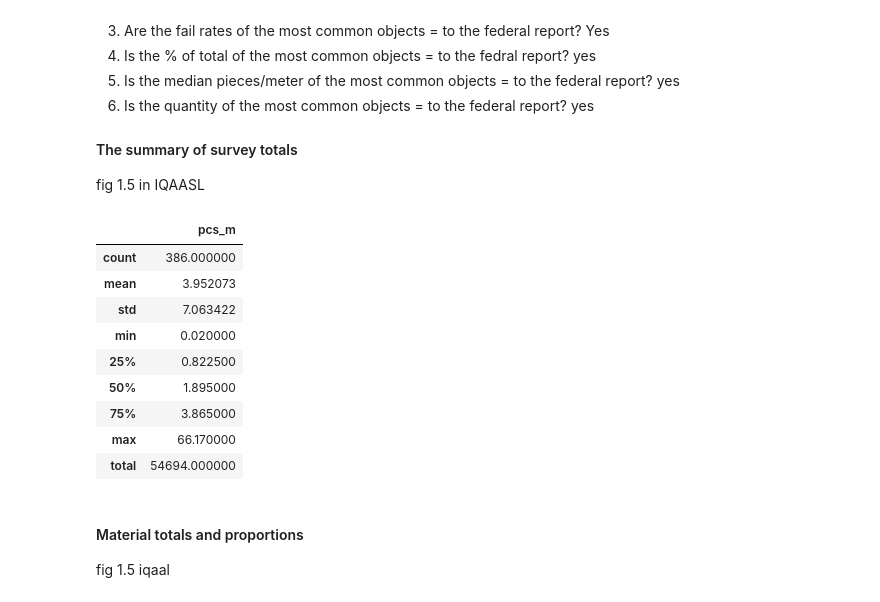
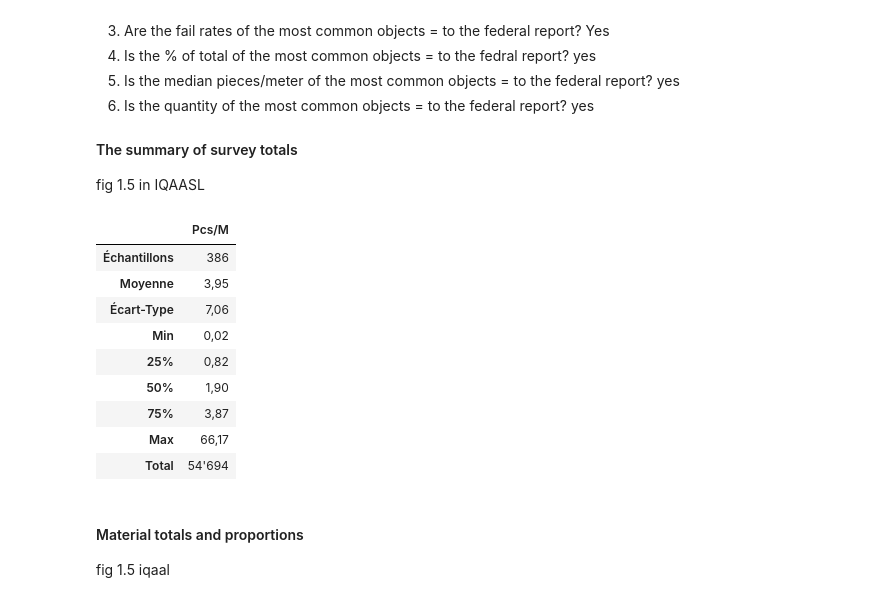
Before and after one commit to hammerdirt-analyst/feb_2024, a Jupyter notebook: testing_data_models.ipynb, the cells around one changed output. Saved outputs shown, nothing was run; the diff lists cells and outputs as text; code cells hidden in the pictures.

```diff
--- a/testing_data_models.ipynb
+++ b/testing_data_models.ipynb
@@ -290,7 +677,7 @@ The feature type is a label that applies to general conditions of use for the lo
 
 Designates the larger geographic region of the survey location. For lakes and rivers it is the name of the catchment area or river basin. For parcs it is the the type of park ie.. les Alpes. Recall that each feature has a name, for example Alpes Lépontines is the the name of a feature in the geographic region of _Les Alpes_.
 # %%
-surveys = combine_survey_files(survey_data)
+surveys = combine_survey_files(survey_files)
 codes = pd.read_csv(code_data).set_index("code")
 beaches = pd.read_csv(beach_data).set_index("slug")
 land_cover = pd.read_csv(land_cover_data)
@@ -318,12 +705,11 @@ From https://hammerdirt-analyst.github.io/IQAASL-End-0f-Sampling-2021/lakes_rive
 period = "iqaasl"
 survey_areas = ["rhone", "ticino", "linth", "aare"]
 start, end = [*period_dates[period]]
-
 # the surveys from the survey areas of intersest
-survey_data = surveys[surveys.parent_boundary.isin(survey_areas)].copy()
+survey_data = slice_data_by_date(surveys.copy(), start, end)
 
 # the survey data sliced by the start and end data
-feature_d= slice_data_by_date(survey_data.copy(), start, end)
+feature_d= survey_data[survey_data.parent_boundary.isin(survey_areas)].copy()
 
 # convert codes to gfrags, gcaps and gfoams
 feature_data = use_gfrags_gfoams_gcaps(feature_d.copy(), codes)
@@ -349,6 +735,20 @@ print(make_a_summary(feature_vitals))
     Start date: 2020-03-08
 
     End date: 2021-05-12
+# %%
+# when the codes are changed to gfrags, gfoams and gcaps that creates
+# multiple code results for the same code at the same sample
+# note that the code_result_columns do not have the groupname column
+# this is because the code is changed and not the groupname
+code_result_df = aggregate_dataframe(feature_data.copy(), code_result_columns, unit_agg)
+code_result_df = code_result_df.merge(codes.groupname, left_on="code", right_index=True)
+code_result_df = code_result_df.merge(beaches[["canton","feature_type"]], left_on='slug', right_index=True, validate="many_to_one")
 # %% [markdown]
 ### Number of lakes, rivers, parcs, cities and cantons
+# %%
+l_map = pd.read_csv('data/end_process/french_code_translations.csv')
+
+lang = 'fr'
+
+l_mapi = l_map.set_index('en', drop=True)
 # %%
@@ -389,30 +788,25 @@ The assessments are made on a per sample basis. That means that we can look at a
 
 fig 1.5 in IQAASL
 # %%
-# when the codes are changed to gfrags, gfoams and gcaps that creates
-# multiple code results for the same code at the same sample
-# note that the code_result_columns do not have the groupname column
-# this is because the code is changed and not the groupname
+# the sample is the basic unit
+# loc_date is the unique identifier for each sample
+unit_columns = ["loc_date", "slug", "parent_boundary"]
 
-code_result_df = aggregate_dataframe(feature_data.copy(), code_result_columns, unit_agg)
-code_result_df = code_result_df.merge(codes.groupname, left_on="code", right_index=True)
+# the quantiles of the sample-total pcs/m
+vector_summary = a_summary_of_one_vector(code_result_df.copy(), unit_columns, unit_agg, describe='pcs_m')
 
-# aggregate the code totals on the sample day and check against the federal report
-sample_totals = aggregate_dataframe(code_result_df.copy(), ["loc_date", "slug", "parent_boundary"], unit_agg)
-sample_summary = sample_totals.pcs_m.describe()
-sample_summary["total"] = sample_totals.quantity.sum()
-pd.DataFrame(sample_summary)
+translated_and_style_for_display(vector_summary,l_mapi, lang, gradient=False)
 # %% [output]
-|  | pcs_m |
-| count | 386.000000 |
-| mean | 3.952073 |
-| std | 7.063422 |
-| min | 0.020000 |
-| 25% | 0.822500 |
-| 50% | 1.895000 |
-| 75% | 3.865000 |
-| max | 66.170000 |
-| total | 54694.000000 |
+|  | Pcs/M |
+| Échantillons | 386 |
+| Moyenne | 3,95 |
+| Écart-Type | 7,06 |
+| Min | 0,02 |
+| 25% | 0,82 |
+| 50% | 1,90 |
+| 75% | 3,87 |
+| Max | 66,17 |
+| Total | 54'694 |
 # %% [markdown]
 #### Material totals and proportions
 
```
Also changed, not shown: parts of 21 cells of this notebook, 5 other files.
